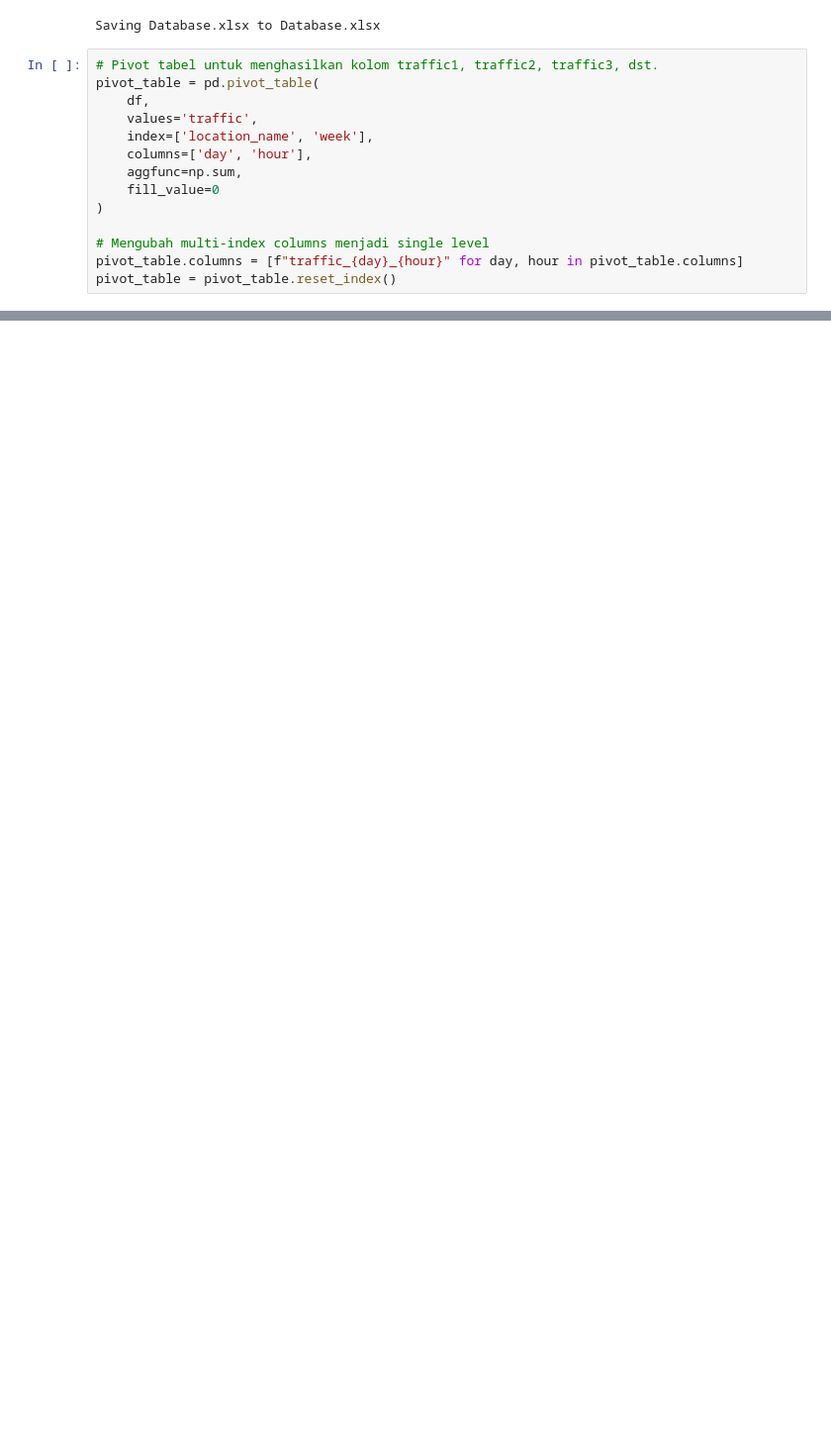
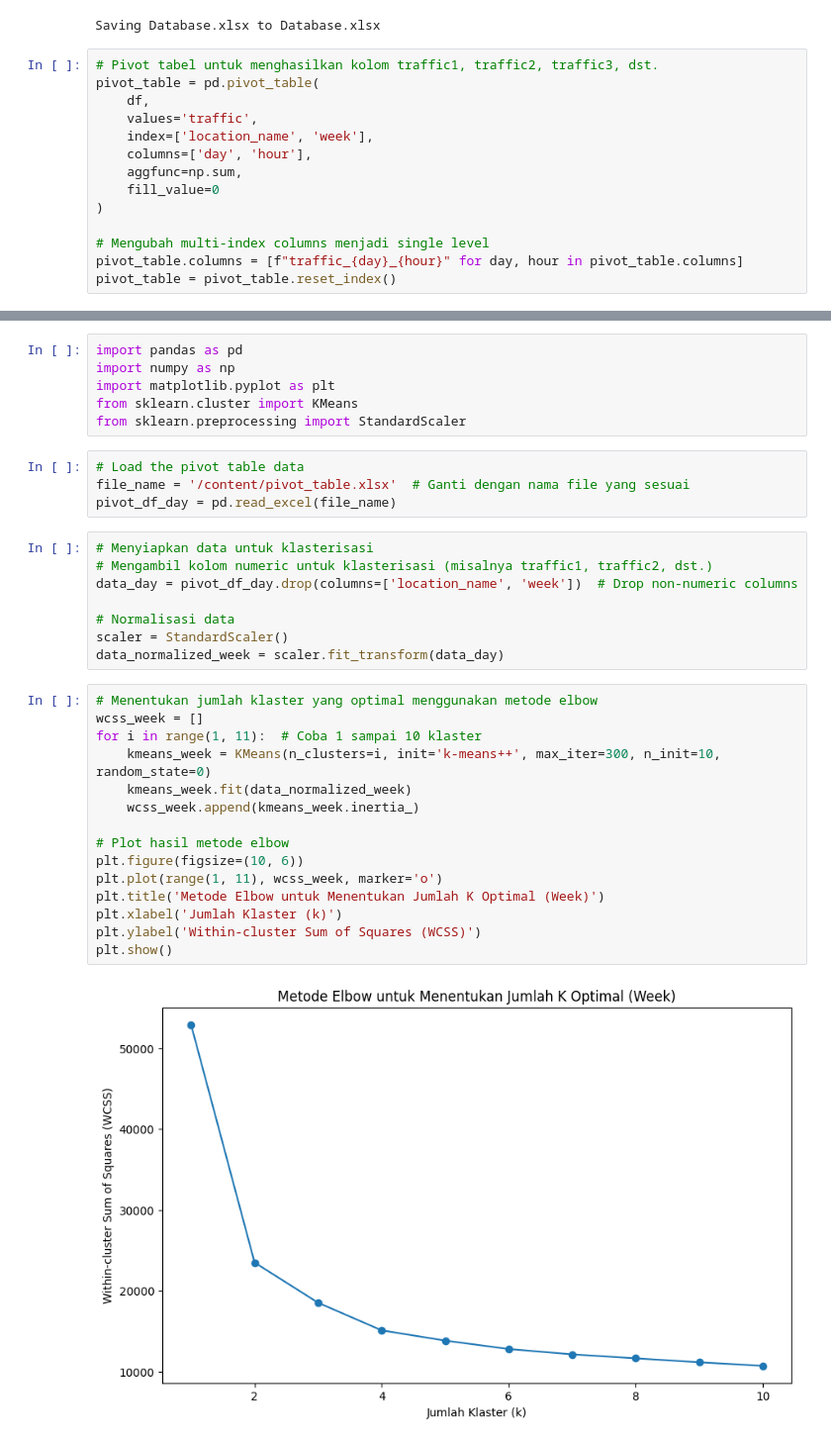
Before and after one commit to muhsupriazis/muhsupriazis, a Jupyter notebook: pivot_mingguan.ipynb, the cells around one changed output, grey strips where cells are left out. Shown at 99% size. Saved outputs shown, nothing was run; the diff lists cells and outputs as text; blank space fills up the shorter version.

```diff
--- a/pivot_mingguan.ipynb
+++ b/pivot_mingguan.ipynb
@@ -38,3 +38,38 @@ files.download(output_file)
 # %% [output]
 [interactive output not drawn]
 [interactive output not drawn]
+# %%
+import pandas as pd
+import numpy as np
+import matplotlib.pyplot as plt
+from sklearn.cluster import KMeans
+from sklearn.preprocessing import StandardScaler
+# %%
+# Load the pivot table data
+file_name = '/content/pivot_table.xlsx'  # Ganti dengan nama file yang sesuai
+pivot_df_day = pd.read_excel(file_name)
+# %%
+# Menyiapkan data untuk klasterisasi
+# Mengambil kolom numeric untuk klasterisasi (misalnya traffic1, traffic2, dst.)
+data_day = pivot_df_day.drop(columns=['location_name', 'week'])  # Drop non-numeric columns
+
+# Normalisasi data
+scaler = StandardScaler()
+data_normalized_week = scaler.fit_transform(data_day)
+# %%
+# Menentukan jumlah klaster yang optimal menggunakan metode elbow
+wcss_week = []
+for i in range(1, 11):  # Coba 1 sampai 10 klaster
+    kmeans_week = KMeans(n_clusters=i, init='k-means++', max_iter=300, n_init=10, random_state=0)
+    kmeans_week.fit(data_normalized_week)
+    wcss_week.append(kmeans_week.inertia_)
+
+# Plot hasil metode elbow
+plt.figure(figsize=(10, 6))
+plt.plot(range(1, 11), wcss_week, marker='o')
+plt.title('Metode Elbow untuk Menentukan Jumlah K Optimal (Week)')
+plt.xlabel('Jumlah Klaster (k)')
+plt.ylabel('Within-cluster Sum of Squares (WCSS)')
+plt.show()
+# %% [output]
+[figure, added]
```
Also changed, not shown: parts of 2 cells of this notebook.
